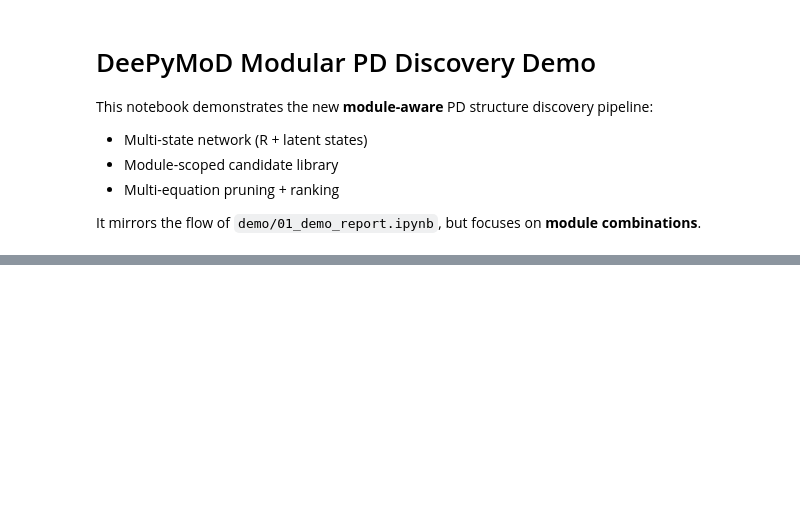
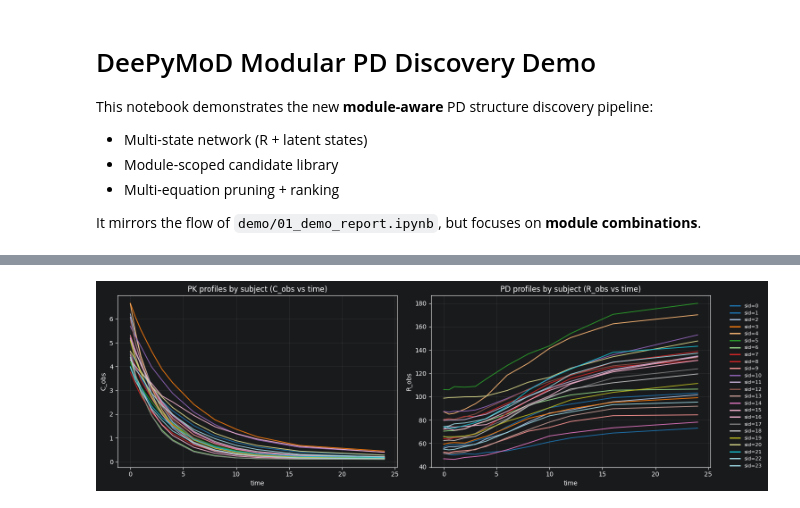
Before and after one commit to cat-on-tree/DeePyMoD, a Jupyter notebook: demo/02_modular_demo.ipynb, the cells around one changed output, grey strips where cells are left out. Drawn from its saved outputs; the diff is of its cells as text; code cells hidden in the pictures; blank space fills up the shorter version.

```diff
--- a/demo/02_modular_demo.ipynb
+++ b/demo/02_modular_demo.ipynb
@@ -22,69 +66,108 @@ print('Report :', report_md)
 # %%
-# Step 1: 生成演示数据
-import json
+import os, json
 import numpy as np
 import pandas as pd
+import matplotlib.pyplot as plt
 from src.data.simulate_pkpd import generate_population_data
+from src.configs import pkpd_registry
 
-if 'manifest' not in globals():
-    raise RuntimeError('请先执行 Step 0，确保 manifest 已初始化。')
+if "manifest" not in globals():
+    raise RuntimeError("请先执行 Step 0")
 
-model_name = 'IDR_INHIB_KIN_SIG'
+pkpd_registry.t_dense = np.linspace(0, 240, 241)   # 0-240
+pkpd_registry.t_obs = np.array([0,1,2,3,5,7,10,14,21,28,35,42], float)
+
+pkpd_registry.tv_pk["ka"] = 0.0
+pkpd_registry.tv_pk["D"]  = 100.0
+
+ant = pkpd_registry.MODEL_REGISTRY["ANTIBODY_PKPD"]["tv_pd"]
+ant["CLp"] = 0.02     # 原来 0.2 -> 降 10 倍
+ant["Q"]   = 0.02     # 原来 0.3 -> 降 10+ 倍
+ant["Kon"] = 0.005    # 原来 0.05 -> 降 10 倍
+ant["keDR"]= 0.002    # 原来 0.02 -> 降 10 倍
+ant["V2"]  = 20.0     # 增大 central volume
+ant["Vt"]  = 30.0     # 增大 tissue volume
+
+model_name = "ANTIBODY_PKPD"
 seed = 42
 n_subjects = 24
+extra_pk_iiv_sigma = 0.10
 
-run_dir = manifest['paths']['run_dir']
-data_dir = os.path.join(run_dir, 'data')
+run_dir = manifest["paths"]["run_dir"]
+data_dir = os.path.join(run_dir, "data")
 os.makedirs(data_dir, exist_ok=True)
 
-ret = generate_population_data(
+pop_data, subject_params, cfg, pk_scale_by_sid = generate_population_data(
     model_name=model_name,
     seed=seed,
     n_subjects=n_subjects,
-    extra_pk_iiv_sigma=0.10,
+    extra_pk_iiv_sigma=extra_pk_iiv_sigma,
     return_pk_scale=True,
 )
 
-pop_data, subject_params, cfg, pk_scale_by_sid = ret
-df = pd.DataFrame(pop_data, columns=['sid', 'time', 'C_obs', 'R_obs'])
-df['sid'] = df['sid'].astype(int)
+df = pd.DataFrame(pop_data, columns=["sid", "time", "C_obs", "R_obs"])
+df["sid"] = df["sid"].astype(int)
 
-csv_path = os.path.join(data_dir, 'pkpd_long.csv')
-cfg_path = os.path.join(data_dir, 'sim_config.json')
-subj_path = os.path.join(data_dir, 'subject_params.json')
+csv_path = os.path.join(data_dir, "pkpd_long.csv")
+cfg_path = os.path.join(data_dir, "sim_config.json")
+subj_path = os.path.join(data_dir, "subject_params.json")
+fig_pkpd_lines = os.path.join(data_dir, "pkpd_lines_by_subject.png")
 
 df.to_csv(csv_path, index=False)
 
 def _jsonable(x):
     if isinstance(x, dict):
         return {k: _jsonable(v) for k, v in x.items()}
     if isinstance(x, list):
         return [_jsonable(v) for v in x]
     if isinstance(x, tuple):
         return tuple(_jsonable(v) for v in x)
     if isinstance(x, (np.integer,)):
         return int(x)
     if isinstance(x, (np.floating,)):
         return float(x)
     return x
 
 meta = {
-    'data_source': 'simulated_from_src',
-    'generator': 'src.data.simulate_pkpd.generate_population_data',
-    'model_name': model_name,
-    'seed': seed,
-    'n_subjects': n_subjects,
-    'cfg': _jsonable(cfg),
-    'run_dir': run_dir,
+    "data_source": "simulated_from_src",
+    "generator": "src.data.simulate_pkpd.generate_population_data",
+    "model_name": model_name,
+    "seed": seed,
+    "n_subjects": n_subjects,
+    "extra_pk_iiv_sigma": float(extra_pk_iiv_sigma),
+    "cfg": _jsonable(cfg),
+    "run_dir": run_dir,
 }
 
-with open(cfg_path, 'w', encoding='utf-8') as f:
+with open(cfg_path, "w", encoding="utf-8") as f:
     json.dump(meta, f, ensure_ascii=False, indent=2)
-with open(subj_path, 'w', encoding='utf-8') as f:
+
+with open(subj_path, "w", encoding="utf-8") as f:
     json.dump(_jsonable(subject_params), f, ensure_ascii=False, indent=2)
 
-print('Data generated successfully.')
-print('CSV      :', csv_path)
-print('CFG      :', cfg_path)
-print('SUBJ     :', subj_path)
-df.head()
+# 受试者分色折线图
+df_plot = df.sort_values(["sid", "time"]).copy()
+sids = sorted(df_plot["sid"].unique())
+cmap = plt.get_cmap("tab20", len(sids))
+fig, axes = plt.subplots(1, 2, figsize=(14, 4.8), sharex=True)
+
+for i, sid in enumerate(sids):
+    g = df_plot[df_plot["sid"] == sid]
+    axes[0].plot(g["time"], g["C_obs"], color=cmap(i), lw=1.4, alpha=0.9)
+axes[0].set_title("PK profiles by subject (C_obs vs time)")
+axes[0].set_xlabel("time"); axes[0].set_ylabel("C_obs"); axes[0].grid(alpha=0.2)
+
+for i, sid in enumerate(sids):
+    g = df_plot[df_plot["sid"] == sid]
+    axes[1].plot(g["time"], g["R_obs"], color=cmap(i), lw=1.4, alpha=0.9)
+axes[1].set_title("PD profiles by subject (R_obs vs time)")
+axes[1].set_xlabel("time"); axes[1].set_ylabel("R_obs"); axes[1].grid(alpha=0.2)
+
+handles = [plt.Line2D([0], [0], color=cmap(i), lw=2) for i in range(len(sids))]
+labels = [f"sid={sid}" for sid in sids]
+fig.legend(handles, labels, loc="center left", bbox_to_anchor=(1.01, 0.5), fontsize=8, frameon=False)
+
+plt.tight_layout()
+plt.savefig(fig_pkpd_lines, dpi=160, bbox_inches="tight")
+# %% [output]
+[figure, added]
```
Also changed, not shown: parts of 10 cells of this notebook, 10 other files.
